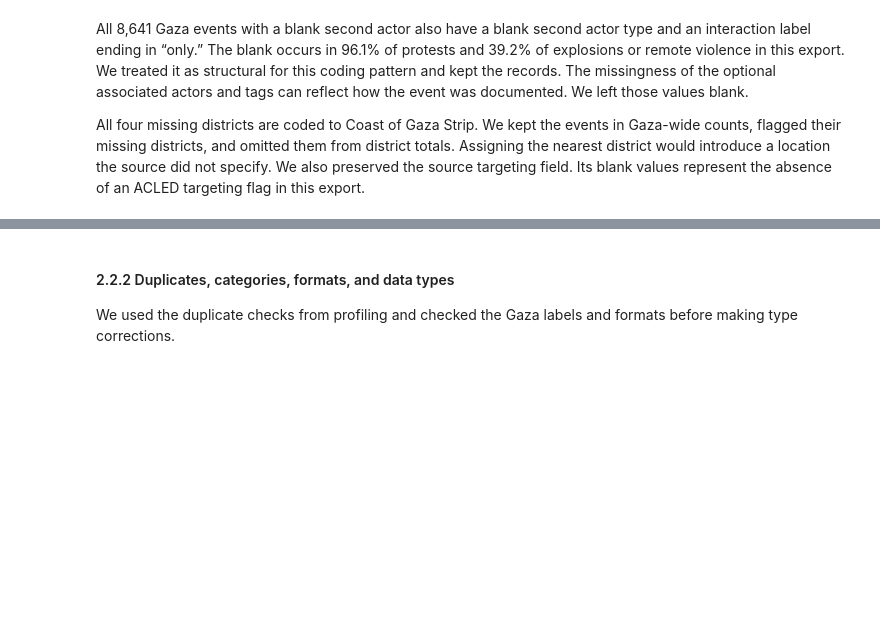
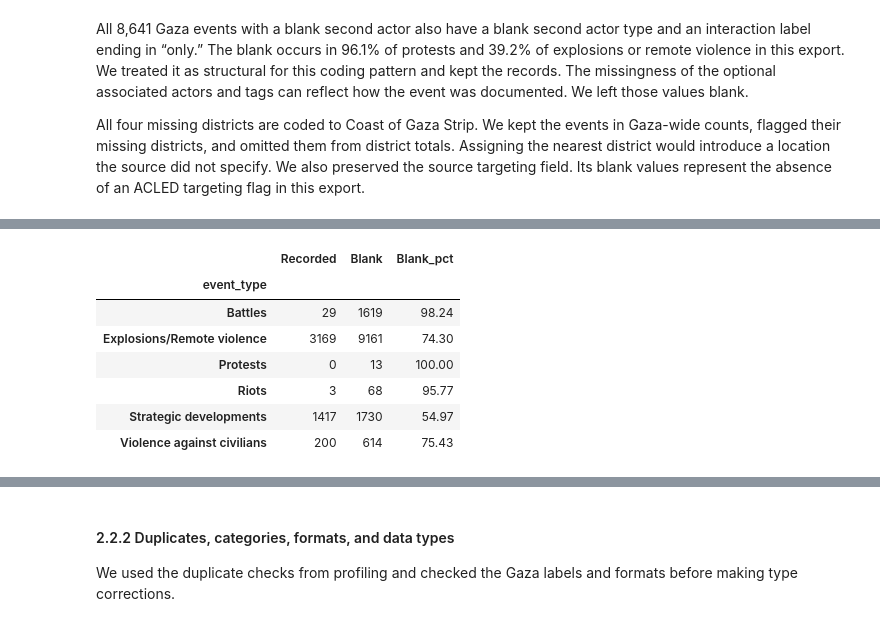
Before and after one commit to apaolol/DMA-PIT, a Jupyter notebook: DMA_PHASE2.ipynb, the cells around one changed output, grey strips where cells are left out. Drawn from its saved outputs; the diff is of its cells as text; code cells hidden in the pictures; blank space fills up the shorter version.

```diff
--- a/DMA_PHASE2.ipynb
+++ b/DMA_PHASE2.ipynb
@@ -253,0 +277,16 @@ The second-actor blanks vary by observed event type. For the optional fields, we
+# %%
+has_actor2 = gaza_before.loc[gaza_before.actor2.notna()]
+assoc2_blank = has_actor2.assoc_actor_2.isna()
+counts = pd.crosstab(has_actor2.event_type, assoc2_blank)
+counts.columns = ["Recorded", "Blank"]
+blank_pct = 100 * counts["Blank"] / counts.sum(axis=1)
+display(counts.assign(Blank_pct=blank_pct.round(2)))
+# %% [output]
+|  | Recorded | Blank | Blank_pct |
+| event_type |  |  |  |
+| Battles | 29 | 1619 | 98.24 |
+| Explosions/Remote violence | 3169 | 9161 | 74.30 |
+| Protests | 0 | 13 | 100.00 |
+| Riots | 3 | 68 | 95.77 |
+| Strategic developments | 1417 | 1730 | 54.97 |
+| Violence against civilians | 200 | 614 | 75.43 |
```
Also changed, not shown: parts of 10 cells of this notebook, 1 other file.
